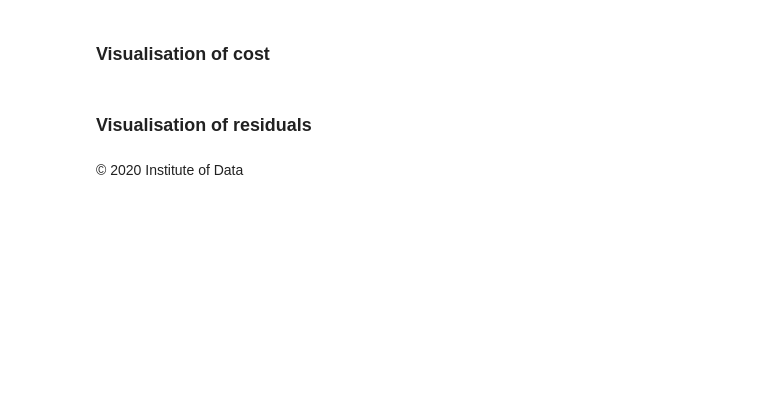
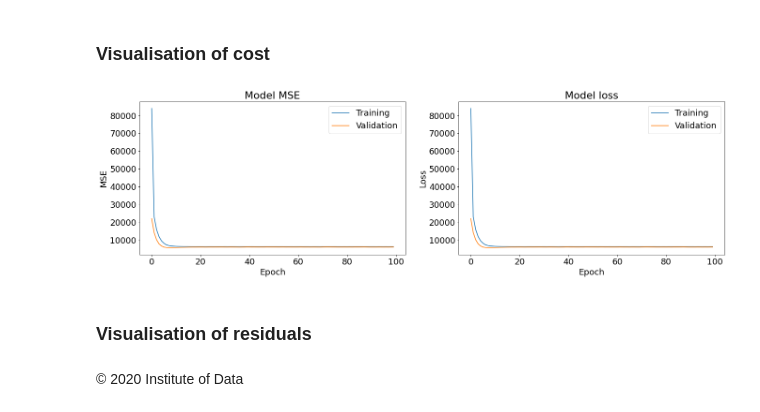
Before and after one commit to Zhouzhenjie09/IOD, a Jupyter notebook: 1_lab/mob10_lab/IOD_Lab-10_1.ipynb, the cells around one changed output. Drawn from its saved outputs; the diff is of its cells as text; code cells hidden in the pictures; blank space fills up the shorter version.

```diff
--- a/1_lab/mob10_lab/IOD_Lab-10_1.ipynb
+++ b/1_lab/mob10_lab/IOD_Lab-10_1.ipynb
@@ -45,5 +104,6 @@ Load the Diabetes dataset from **SciKit-Learn**.
 ### Create the model's architecture
 # %%
 # insert code here
+model = Sequential()
 # %% [markdown]
 ### Compile the model
@@ -51,0 +110,7 @@ Load the Diabetes dataset from **SciKit-Learn**.
+# %%
+# insert code here
+model.add(Dense(100, activation ='relu', input_shape = (X.shape[1], )))
+
+model.add(Dense(50, activation = 'relu'))
+
+model.add(Dense(1, activation = 'linear'))
@@ -52,2 +135,5 @@ Load the Diabetes dataset from **SciKit-Learn**.
+# %%
+model.compile( optimizer = 'sgd', loss = 'mse',
+             metrics = ['mse'])
 # %% [markdown]
 ### Fit the training data
@@ -56,0 +140,5 @@ Load the Diabetes dataset from **SciKit-Learn**.
+# %%
+%%time
+# insert code here
+
+fit_model = model.fit(X_train, y_train, validation_split = 0.25, batch_size = 20 , epochs = 100, verbose = 1)
@@ -69,3 +187,30 @@ Load the Diabetes dataset from **SciKit-Learn**.
+# %%
+# insert code here
+
+fig, ax = plt.subplots(1, 2, figsize = (18, 6))
+fig.subplots_adjust(left = 0.02, right = 0.98, wspace = 0.2)
+
+plt.rcParams.update({'font.size': 18})
+
+# Plot training & validation accuracy values
+ax[0].plot(fit_model.history['mse'], label = 'Training')
+ax[0].plot(fit_model.history['val_mse'], label = 'Validation')
+ax[0].set_title('Model MSE')
+ax[0].set_ylabel('MSE')
+ax[0].set_xlabel('Epoch')
+ax[0].legend()
+
+# Plot training & validation loss values
+ax[1].plot(fit_model.history['loss'], label = 'Training')
+ax[1].plot(fit_model.history['val_loss'], label = 'Validation')
+ax[1].set_title('Model loss')
+ax[1].set_ylabel('Loss')
+ax[1].set_xlabel('Epoch')
+ax[1].legend()
+
+plt.show()
+# %% [output]
+[figure, added]
 # %% [markdown]
 ### Visualisation of residuals
 # %%
```
Also changed, not shown: parts of 20 cells of this notebook, 6 other files.
